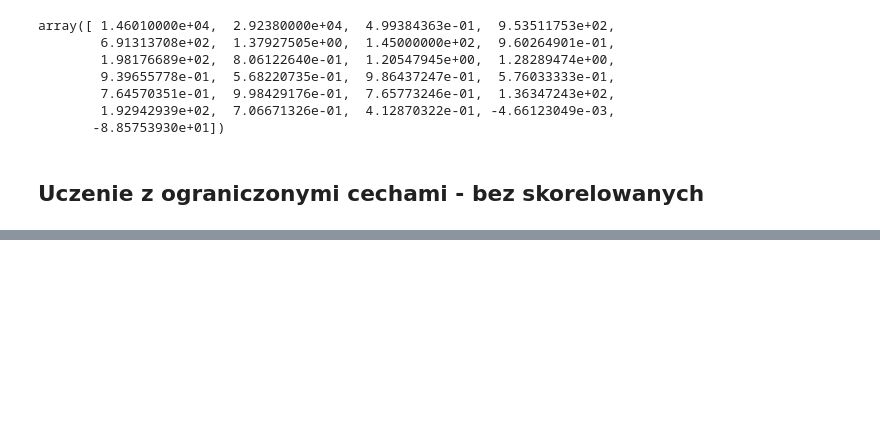
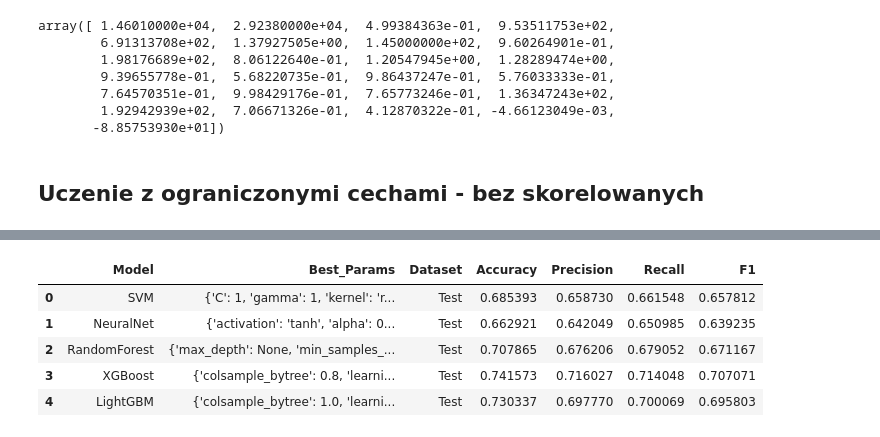
Before and after one commit to aleksandra0014/system-analizy-cytologicznej, a Jupyter notebook: segmentation/classificators_learning.ipynb, the cells around one changed output, grey strips where cells are left out. Saved outputs shown, nothing was run; the diff lists cells and outputs as text; code cells hidden in the pictures; blank space fills up the shorter version.

```diff
--- a/segmentation/classificators_learning.ipynb
+++ b/segmentation/classificators_learning.ipynb
@@ -691,0 +888,10 @@ exp.save_to_file("lime_explanation.html")
+# %%
+results = pd.read_csv("model_results_uncorr.csv")
+results
+# %% [output]
+|  | Model | Best_Params | Dataset | Accuracy | Precision | Recall | F1 |
+| 0 | SVM | {'C': 1, 'gamma': 1, 'kernel': 'r... | Test | 0.685393 | 0.658730 | 0.661548 | 0.657812 |
+| 1 | NeuralNet | {'activation': 'tanh', 'alpha': 0... | Test | 0.662921 | 0.642049 | 0.650985 | 0.639235 |
+| 2 | RandomForest | {'max_depth': None, 'min_samples_... | Test | 0.707865 | 0.676206 | 0.679052 | 0.671167 |
+| 3 | XGBoost | {'colsample_bytree': 0.8, 'learni... | Test | 0.741573 | 0.716027 | 0.714048 | 0.707071 |
+| 4 | LightGBM | {'colsample_bytree': 1.0, 'learni... | Test | 0.730337 | 0.697770 | 0.700069 | 0.695803 |
```
Also changed, not shown: parts of 16 cells of this notebook, 2 other files.
